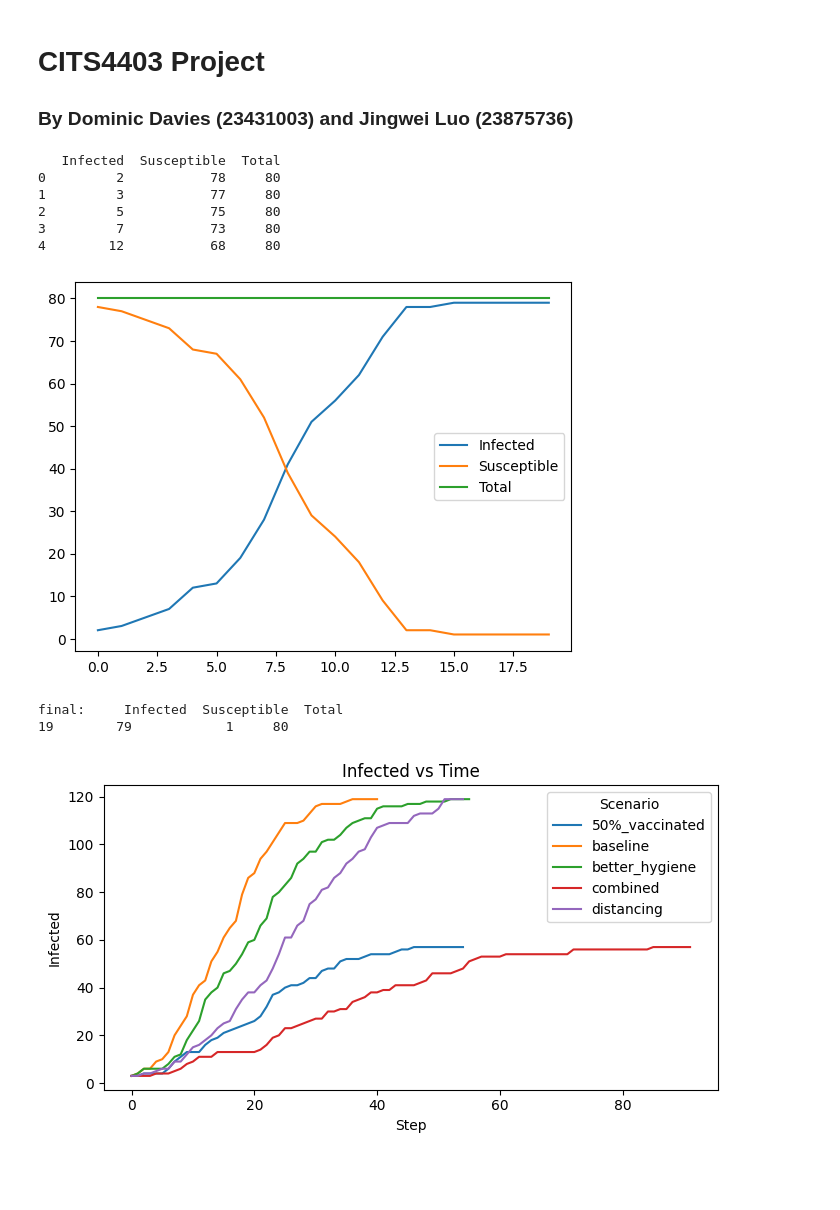
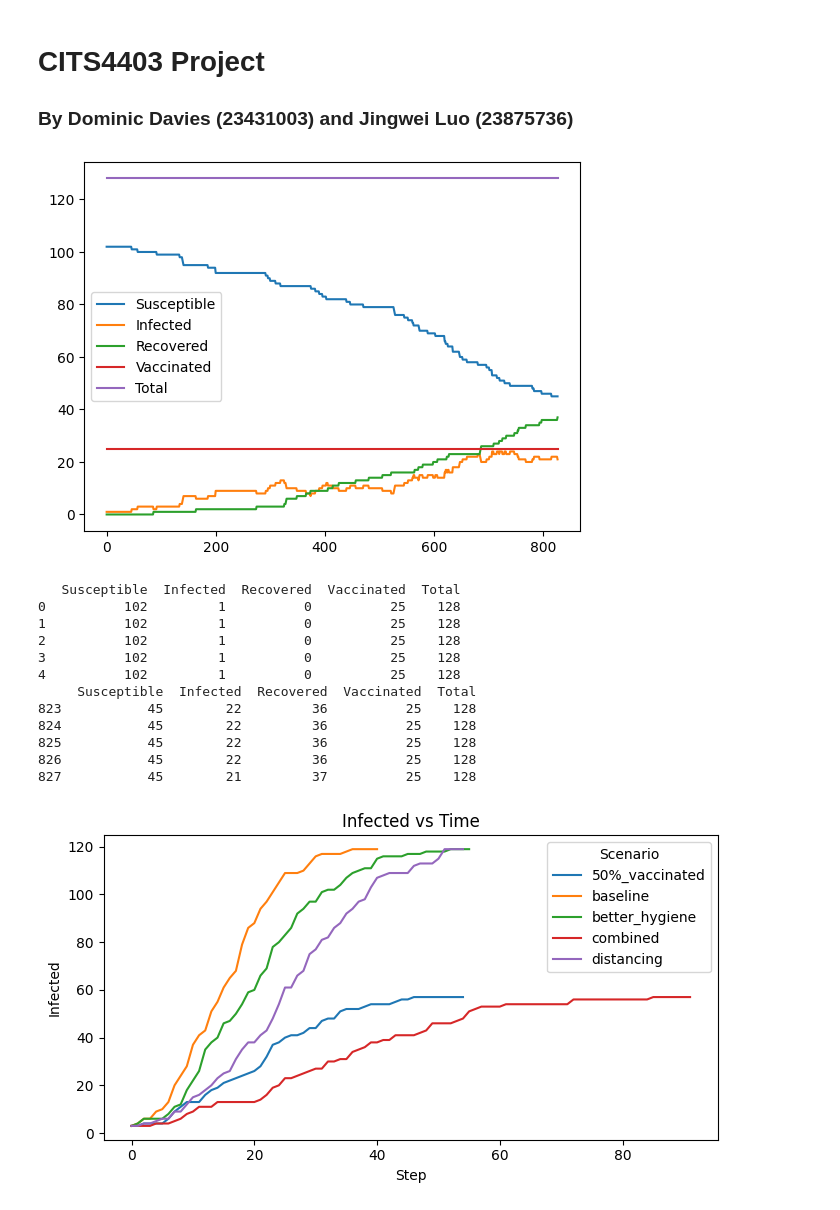
Before and after one commit to dominictdavies/CITS4403-Project, a Jupyter notebook: notebooks/overview.ipynb, the cells around one changed output. Cells and saved outputs as stored; diff of their text form; code cells hidden in the pictures; blank space fills up the shorter version.

Commit message:
Showing simulation

```diff
--- a/notebooks/overview.ipynb
+++ b/notebooks/overview.ipynb
@@ -4,41 +4,38 @@
 # %%
 import sys, os
 sys.path.append(os.path.abspath(".."))
 
-from src.model import InfectionModel
 import matplotlib.pyplot as plt
 
-# single run tuned for visible spread with separated radii
-model = InfectionModel(
-    num_people=80, width=50, height=50,
-    speed=3.0,
-    collision_radius=1.0,   # bounce only (small)
-    contact_radius=6.0,     # infection proximity (large)
-    frame_infection_prob=0.5,
-    initial_infected=2,
-    seed=42
-)
+from src.model import InfectionModel
+from src.visualisation import run_simulation
+from utils.config import SimulationConfig
 
-for _ in range(100):
-    if not model.running:
-        break
-    model.step()
+# Single run showing visible spread with separated radii
+config = SimulationConfig()
+model = InfectionModel(config=config)
+run_simulation(model, fps=30000)
 
 results = model.datacollector.get_model_vars_dataframe()
+results.plot(y=["Susceptible", "Infected", "Recovered", "Vaccinated", "Total"])
+plt.show()
+
 print(results.head())
-results.plot(y=["Infected", "Susceptible", "Total"])
-plt.show()
-print("final:", results.tail(1))
+print(results.tail())
 # %% [output]
+[figure, new version]
-   Infected  Susceptible  Total
-0         2           78     80
-1         3           77     80
-2         5           75     80
-3         7           73     80
-4        12           68     80
+   Susceptible  Infected  Recovered  Vaccinated  Total
+0          102         1          0          25    128
+1          102         1          0          25    128
+2          102         1          0          25    128
+3          102         1          0          25    128
+4          102         1          0          25    128
+     Susceptible  Infected  Recovered  Vaccinated  Total
+823           45        22         36          25    128
+824           45        22         36          25    128
+825           45        22         36          25    128
+826           45        22         36          25    128
+827           45        21         37          25    128
-[figure, old version]
-final:     Infected  Susceptible  Total
-19        79            1     80
 # %%
 import sys, os, pandas as pd, matplotlib.pyplot as plt
 sys.path.append(os.path.abspath(".."))
```
